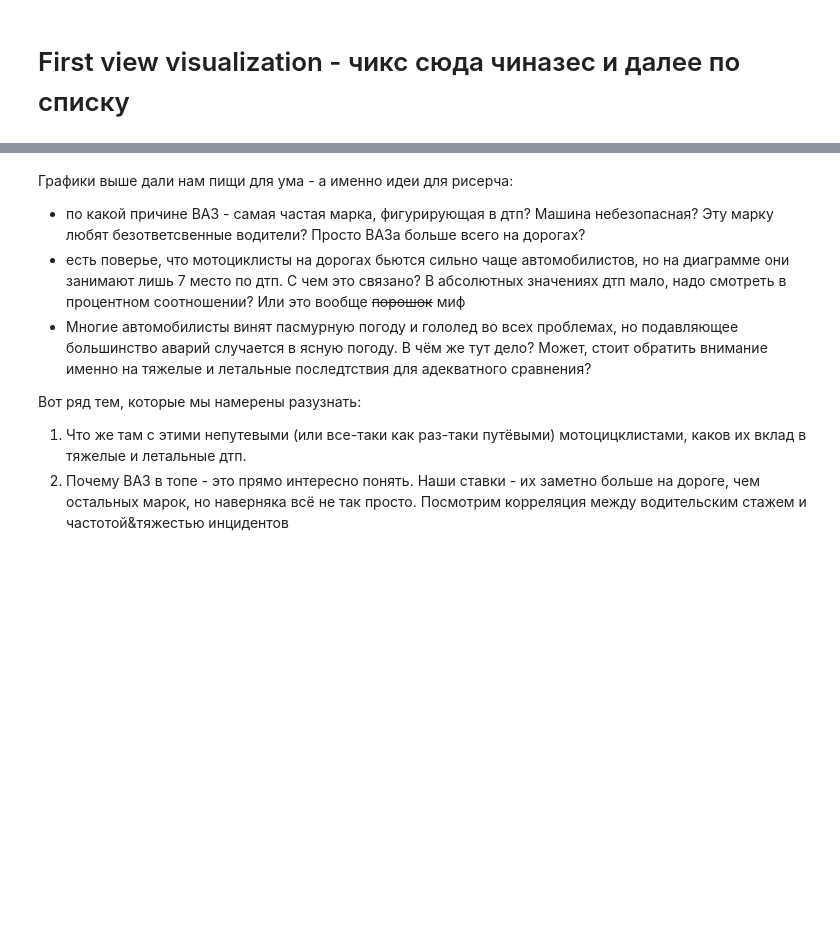
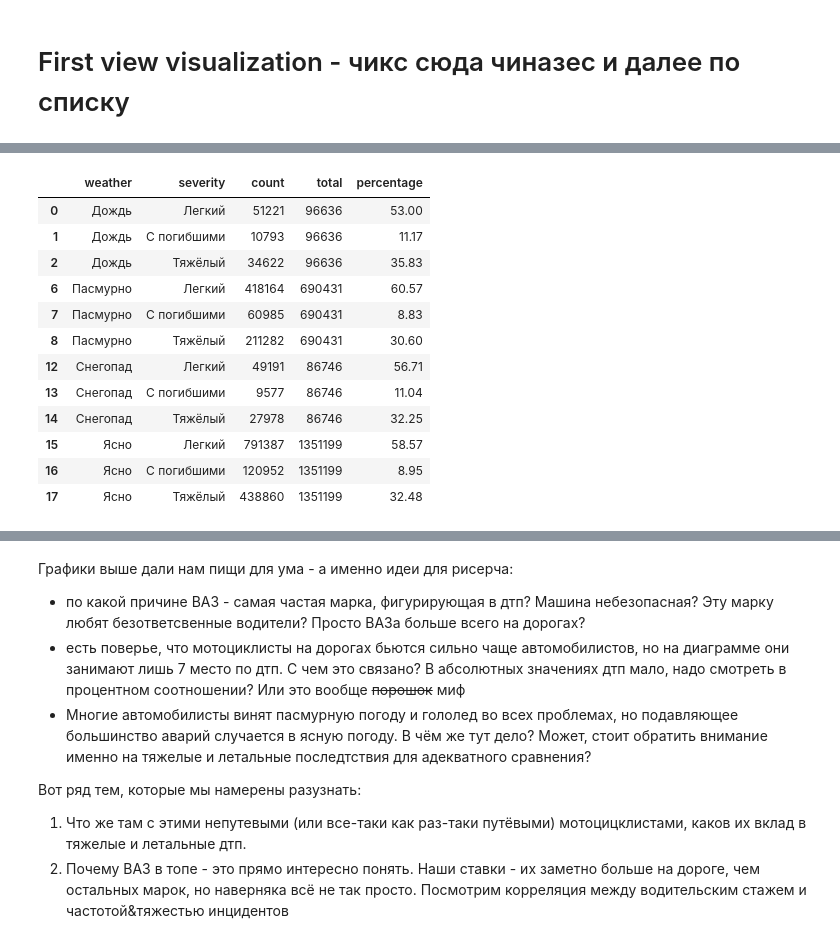
Before and after one commit to dyukilya/kostolom, a Jupyter notebook: project.ipynb, the cells around one changed output, grey strips where cells are left out. Drawn from its saved outputs; the diff is of its cells as text; code cells hidden in the pictures; blank space fills up the shorter version.

```diff
--- a/project.ipynb
+++ b/project.ipynb
@@ -237,0 +299,25 @@ plt.show()
+# %%
+import plotly.express as px
+
+# заведем отдельный df_count для подсчета персентажА. Группируем по погоде и выживаемости, потом суммируем и берем процент.
+final_df['count'] = 1
+df_count = final_df.groupby(['weather', 'severity'], as_index=False)['count'].count()
+df_count['total'] = df_count.groupby('weather')['count'].transform('sum')
+df_count['percentage'] = df_count['count'] / df_count['total'] * 100
+df_count = df_count[df_count['weather'] != 'Другие']
+df_count = df_count[df_count['weather'] != 'Пасмурно, Снегопад']
+df_count
+# %% [output]
+|  | weather | severity | count | total | percentage |
+| 0 | Дождь | Легкий | 51221 | 96636 | 53.00 |
+| 1 | Дождь | С погибшими | 10793 | 96636 | 11.17 |
+| 2 | Дождь | Тяжёлый | 34622 | 96636 | 35.83 |
+| 6 | Пасмурно | Легкий | 418164 | 690431 | 60.57 |
+| 7 | Пасмурно | С погибшими | 60985 | 690431 | 8.83 |
+| 8 | Пасмурно | Тяжёлый | 211282 | 690431 | 30.60 |
+| 12 | Снегопад | Легкий | 49191 | 86746 | 56.71 |
+| 13 | Снегопад | С погибшими | 9577 | 86746 | 11.04 |
+| 14 | Снегопад | Тяжёлый | 27978 | 86746 | 32.25 |
+| 15 | Ясно | Легкий | 791387 | 1351199 | 58.57 |
+| 16 | Ясно | С погибшими | 120952 | 1351199 | 8.95 |
+| 17 | Ясно | Тяжёлый | 438860 | 1351199 | 32.48 |
```
Also changed, not shown: parts of 12 cells of this notebook.
